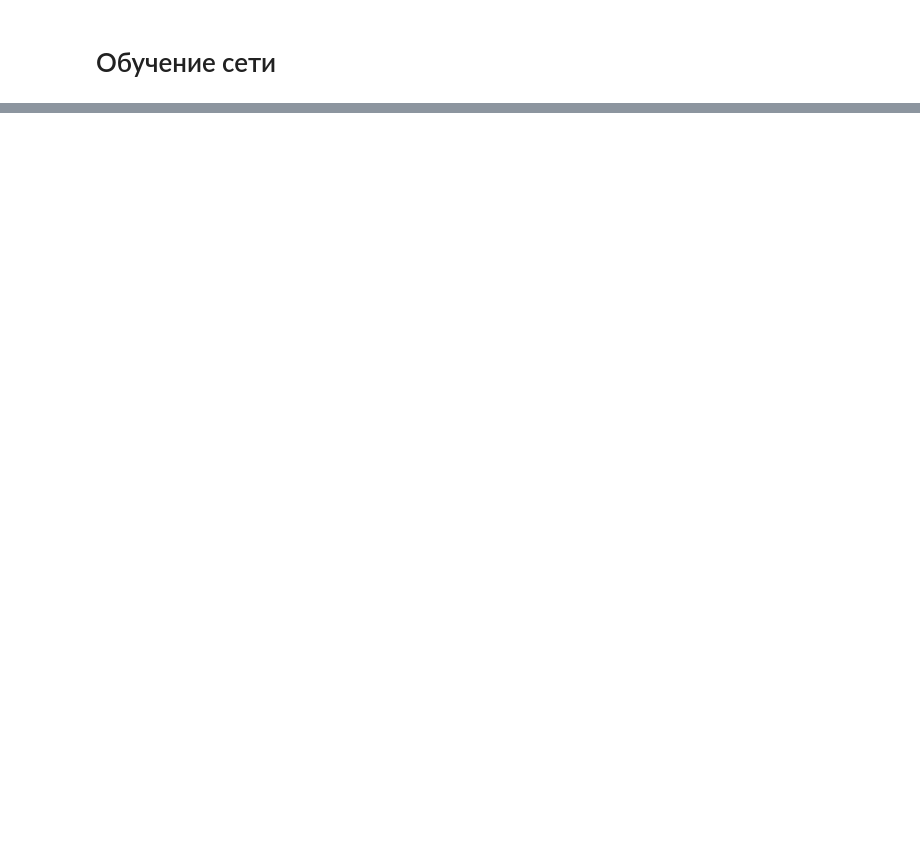
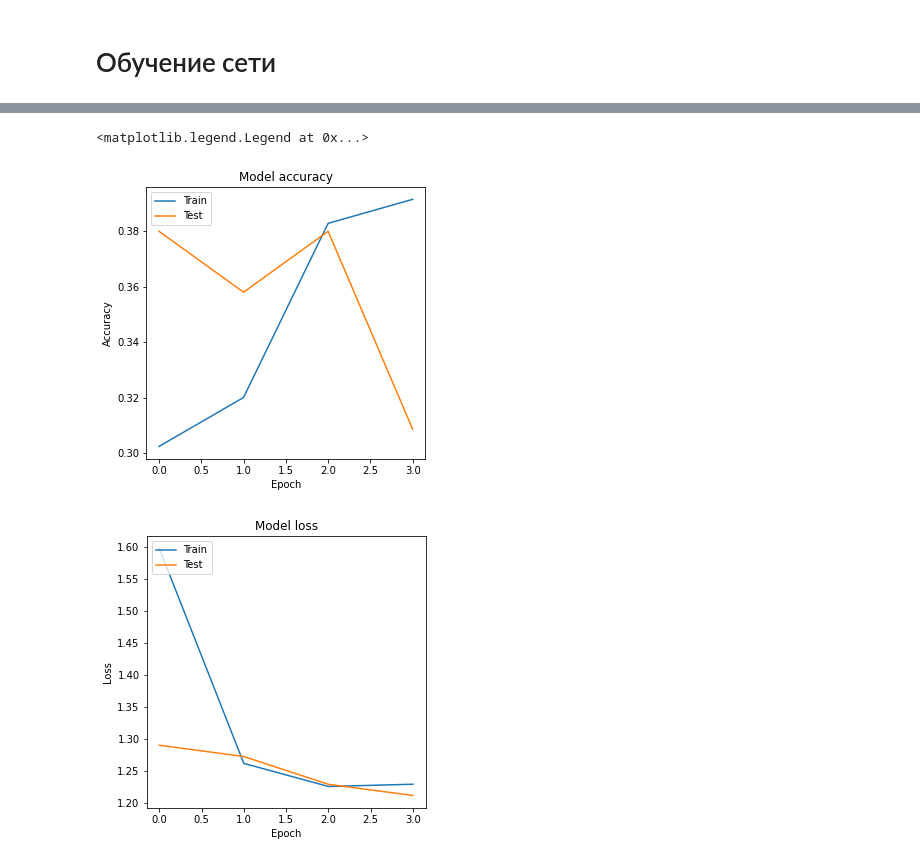
Before and after one commit to ArtemAvanesov/Roonyx-Labs, a Jupyter notebook: 5_colab.ipynb, the cells around one changed output, grey strips where cells are left out. Saved outputs shown, nothing was run; the diff lists cells and outputs as text; code cells hidden in the pictures; blank space fills up the shorter version.

```diff
--- a/5_colab.ipynb
+++ b/5_colab.ipynb
@@ -147,13 +147,13 @@ test_datagen = ImageDataGenerator(rescale=1./255)
 train_generator = train_datagen.flow_from_directory(
         train_dir,
         target_size=(150, 150),
-        batch_size=32,
+        batch_size=100,
         class_mode='categorical')
 
 validation_generator = validation_datagen.flow_from_directory(
         validation_dir,
         target_size=(150, 150),
-        batch_size=32,
+        batch_size=100,
         class_mode='categorical')
 
 test_generator=test_datagen.flow_from_directory(
@@ -218,7 +217,7 @@ model.compile(optimizer='adam', loss='categorical_crossentropy', metrics=['accur
 
 history = model.fit(
               train_generator,
-              steps_per_epoch=sum(num_train)//32,
-              epochs=2,
+              steps_per_epoch=sum(num_train)//100,
+              epochs=4,
               validation_data=validation_generator,
-              validation_steps=sum(num_validation)//32)
+              validation_steps=sum(num_validation)//100)
@@ -224,0 +233,22 @@ history = model.fit(
+# %%
+import matplotlib.pyplot as plt
+
+plt.figure(figsize=(5,5))
+plt.plot(history.history['accuracy'])
+plt.plot(history.history['val_accuracy'])
+plt.title('Model accuracy')
+plt.ylabel('Accuracy')
+plt.xlabel('Epoch')
+plt.legend(['Train', 'Test'], loc='upper left')
+
+plt.figure(figsize=(5,5))
+plt.plot(history.history['loss'])
+plt.plot(history.history['val_loss'])
+plt.title('Model loss')
+plt.ylabel('Loss')
+plt.xlabel('Epoch')
+plt.legend(['Train', 'Test'], loc='upper left')
+# %% [output]
+<matplotlib.legend.Legend at 0x...>
+[figure, added]
+[figure, added]
```
Also changed, not shown: parts of 3 cells of this notebook.
